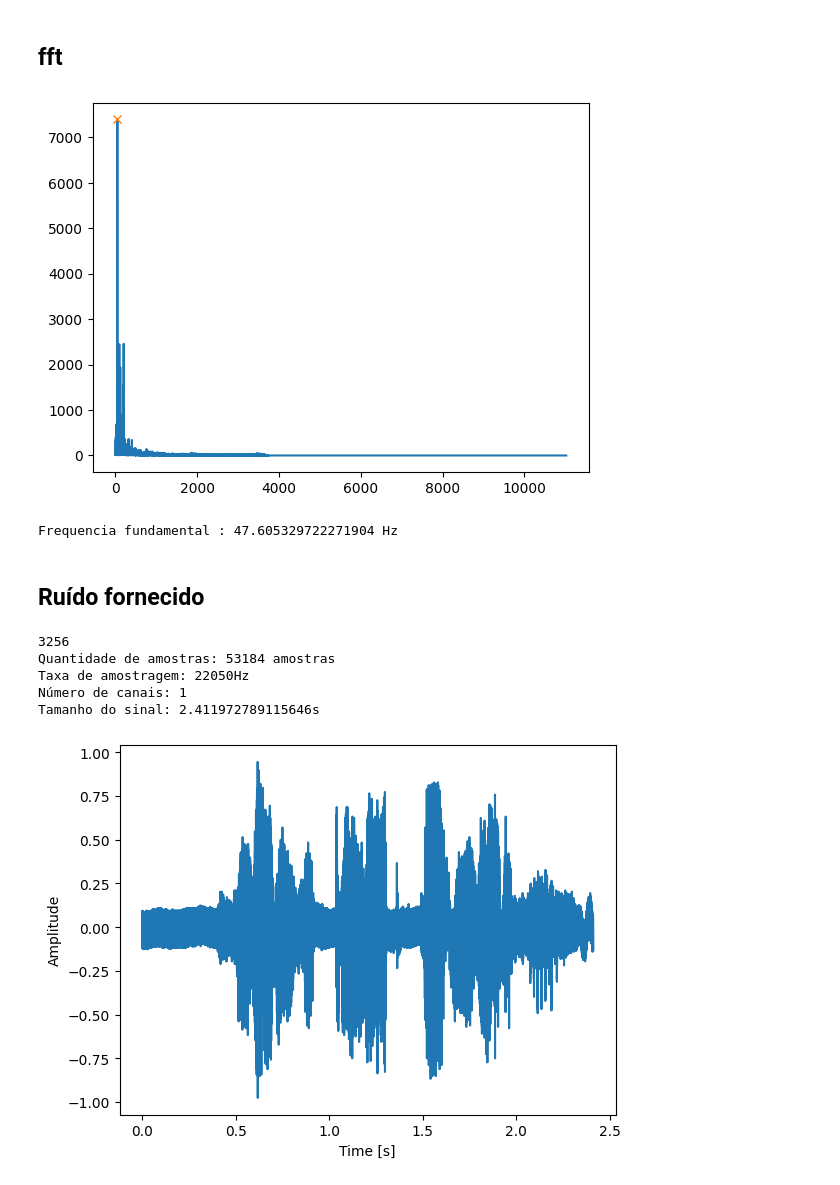
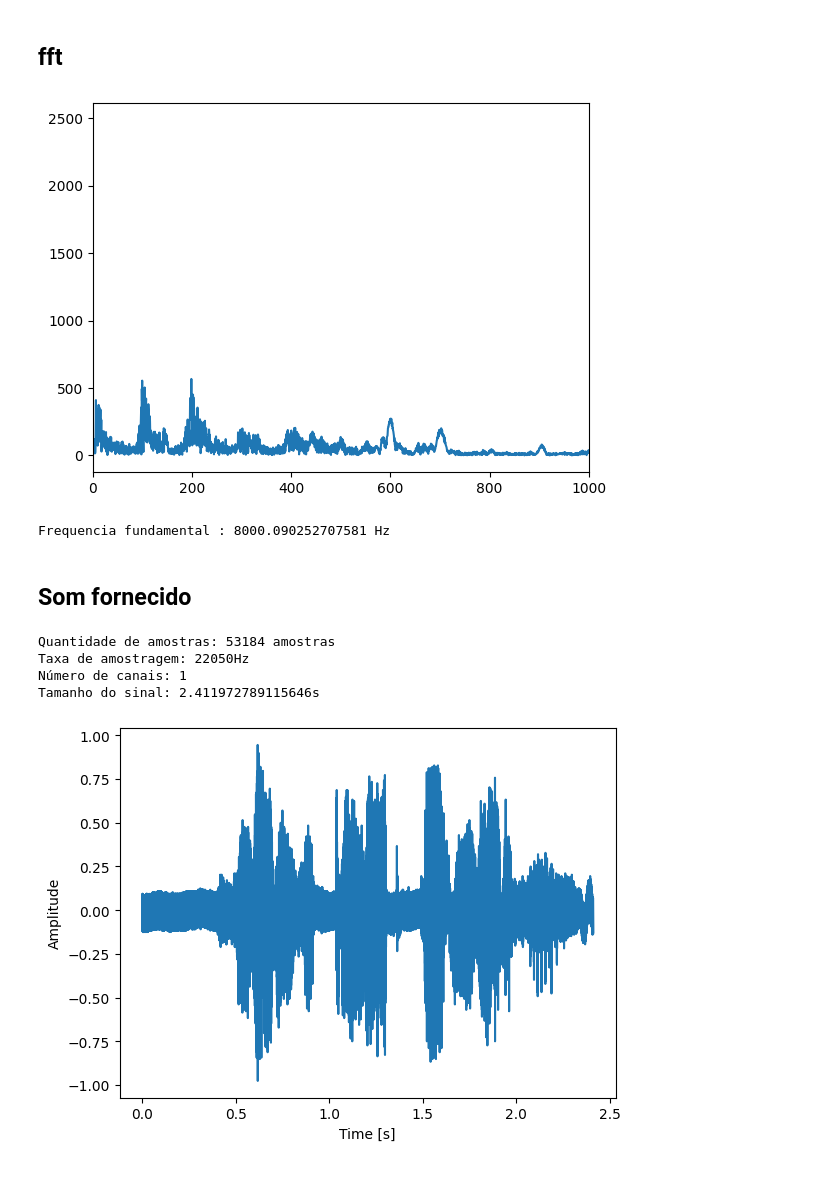
Before and after one commit to pedrodsk/pds, a Jupyter notebook: projeto/projeto_pds.ipynb, the cells around one changed output. Cells and saved outputs as stored; diff of their text form; code cells hidden in the pictures.

```diff
--- a/projeto/projeto_pds.ipynb
+++ b/projeto/projeto_pds.ipynb
@@ -88,32 +92,30 @@ Audio(y_noise, rate=fs)
 # %%
 yk = abs(np.fft.rfft(y_noise))
 freqs = np.arange(len(yk))
 freqs = freqs * fs / samples
 
 plt.plot(freqs, yk)
-#plt.xlim([0, 100])
+plt.xlim([0, 1000])
 plt.plot(np.where(yk == max(yk))[0][0]*fs/samples, np.max(yk), "x")
 plt.show()
 print(f'Frequencia fundamental : {np.where(yk == max(yk))[0][0]*fs/samples} Hz')
 # %% [output]
-[figure, old version]
+[figure, new version]
-Frequencia fundamental : 47.605329722271904 Hz
+Frequencia fundamental : 8000.090252707581 Hz
 # %% [markdown]
-## Ruído fornecido
+## Som fornecido
 # %%
 rand_int = np.random.randint(0, len(noisefiles)-1)
 y_noise, fs = librosa.load('../matlab/projeto01/sound005.wav')
 samples = len(y_noise)
 length = samples/fs
 
-print(rand_int)
 print(f'Quantidade de amostras: {samples} amostras')
 print(f'Taxa de amostragem: {fs}Hz')
 print(f'Número de canais: {len(y_noise.shape)}')
 length = samples/fs
 print(f'Tamanho do sinal: {length}s')
 # %% [output]
-3256
 Quantidade de amostras: 53184 amostras
 Taxa de amostragem: 22050Hz
 Número de canais: 1
```
Also changed, not shown: parts of 12 cells of this notebook, 1 other file.
